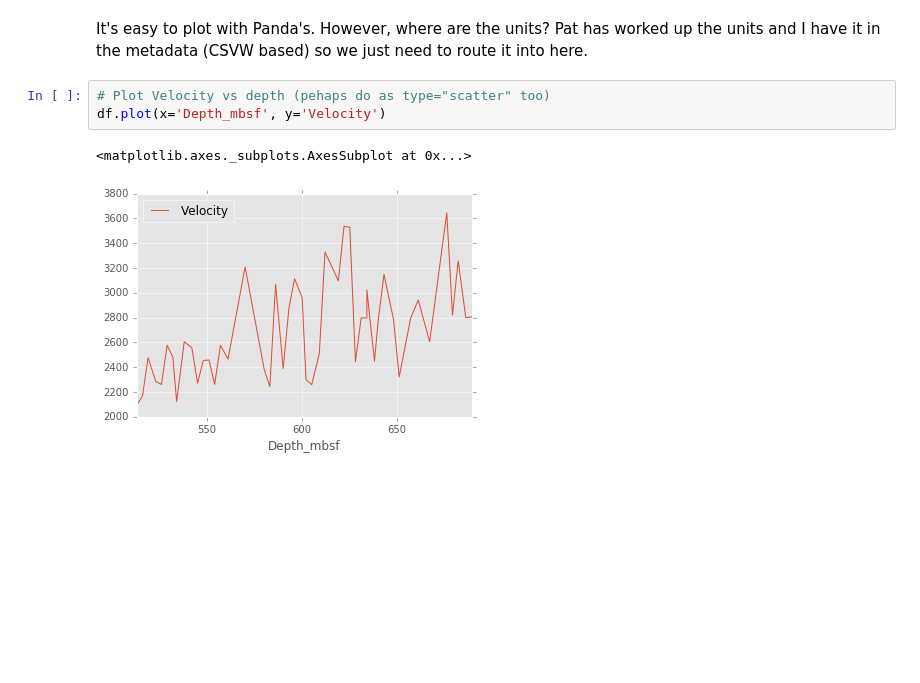
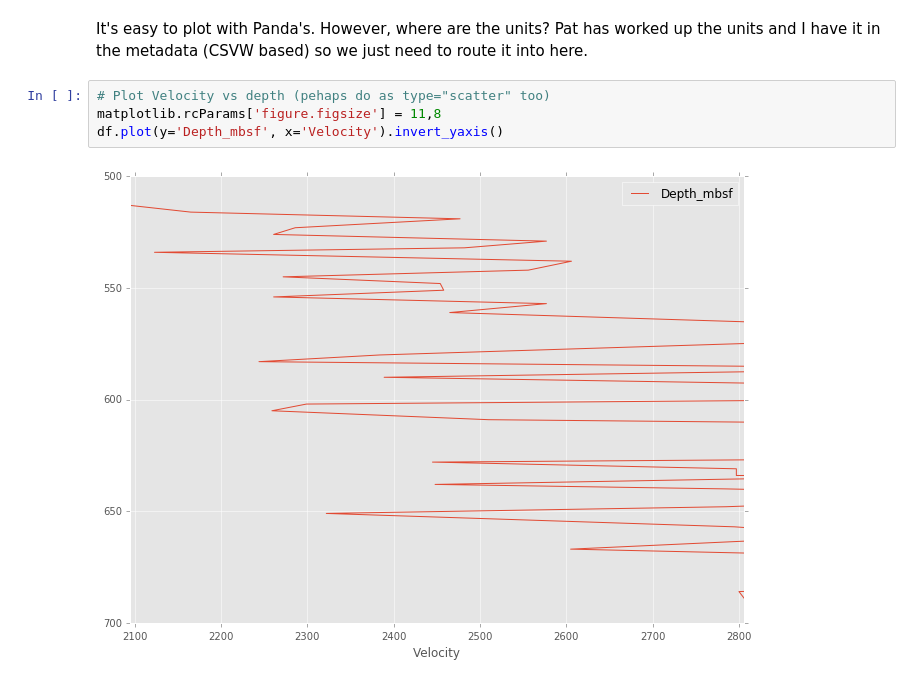
Before and after one commit to OpenCoreData/OpenCoreNotebooks, a Jupyter notebook: OCDServiceNotebook_1.ipynb, the cells around one changed output. Cells and saved outputs as stored; diff of their text form; blank space fills up the shorter version.

Commit message:
Some improvements to the plot from Pat

```diff
--- a/OCDServiceNotebook_1.ipynb
+++ b/OCDServiceNotebook_1.ipynb
@@ -90,7 +90,7 @@ memory usage: 12.8+ KB
 It's easy to plot with Panda's.  However, where are the units?  Pat has worked up the units and I have it in the metadata (CSVW based) so we just need to route it into here.
 # %%
 # Plot Velocity vs depth (pehaps do as type="scatter" too)
-df.plot(x='Depth_mbsf', y='Velocity')
+matplotlib.rcParams['figure.figsize'] = 11,8
+df.plot(y='Depth_mbsf', x='Velocity').invert_yaxis()
 # %% [output]
-<matplotlib.axes._subplots.AxesSubplot at 0x...>
-[figure, old version]
+[figure, new version]
```
Also changed, not shown: 1 other file.
